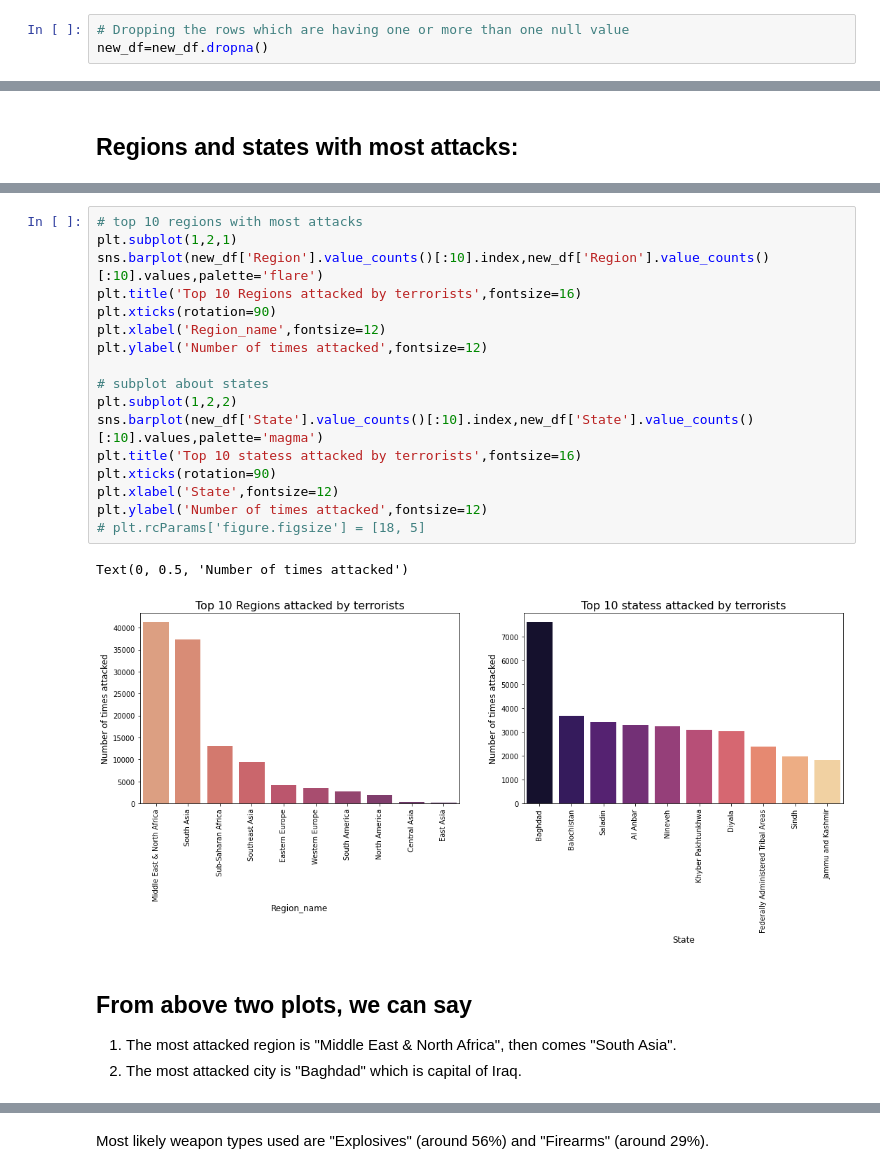
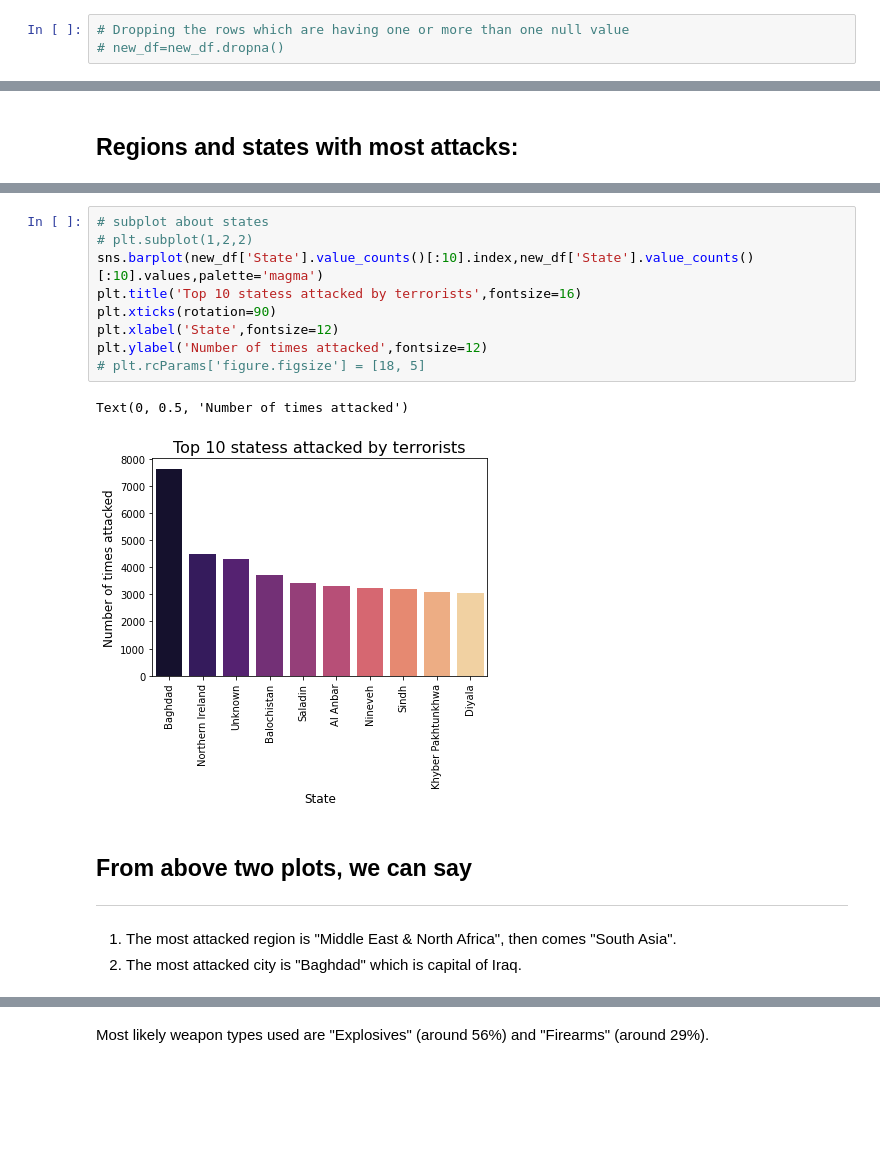
Before and after one commit to Kondasagar/Global-Terrorism-Analysis, a Jupyter notebook: Global_Terrorism_Analysis_Capstone_Project.ipynb, the cells around one changed output, grey strips where cells are left out. Drawn from its saved outputs; the diff is of its cells as text; blank space fills up the shorter version.

```diff
--- a/Global_Terrorism_Analysis_Capstone_Project.ipynb
+++ b/Global_Terrorism_Analysis_Capstone_Project.ipynb
@@ -317,4 +305,4 @@ new_df["Killed"]=new_df["Killed"].fillna(0).astype(int)
 new_df["Wounded"]=new_df["Wounded"].fillna(0).astype(int)
 # %%
 # Dropping the rows which are having one or more than one null value
-new_df=new_df.dropna()
+# new_df=new_df.dropna()
@@ -470,25 +483,18 @@ Text(0, 0.5, 'Number of times attacked')
 # %%
-# top 10 regions with most attacks
-plt.subplot(1,2,1)
-sns.barplot(new_df['Region'].value_counts()[:10].index,new_df['Region'].value_counts()[:10].values,palette='flare')
-plt.title('Top 10 Regions attacked by terrorists',fontsize=16)
-plt.xticks(rotation=90)
-plt.xlabel('Region_name',fontsize=12)
-plt.ylabel('Number of times attacked',fontsize=12)
-
 # subplot about states
-plt.subplot(1,2,2)
+# plt.subplot(1,2,2)
 sns.barplot(new_df['State'].value_counts()[:10].index,new_df['State'].value_counts()[:10].values,palette='magma')
 plt.title('Top 10 statess attacked by terrorists',fontsize=16)
 plt.xticks(rotation=90)
 plt.xlabel('State',fontsize=12)
 plt.ylabel('Number of times attacked',fontsize=12)
 # plt.rcParams['figure.figsize'] = [18, 5]
 # %% [output]
 Text(0, 0.5, 'Number of times attacked')
-[figure, old version]
+[figure, new version]
 # %% [markdown]
 ## From above two plots, we can say
+***
 1. The most attacked region is "Middle East & North Africa", then comes
    "South Asia".
 2. The most attacked city is "Baghdad" which is capital of Iraq.
```
Also changed, not shown: parts of 41 cells of this notebook.
